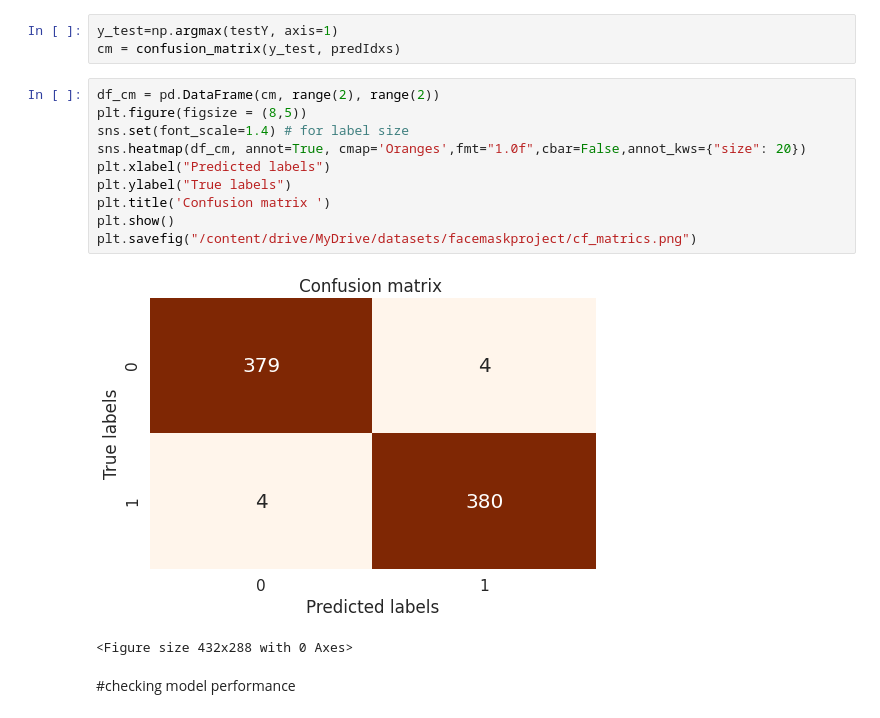
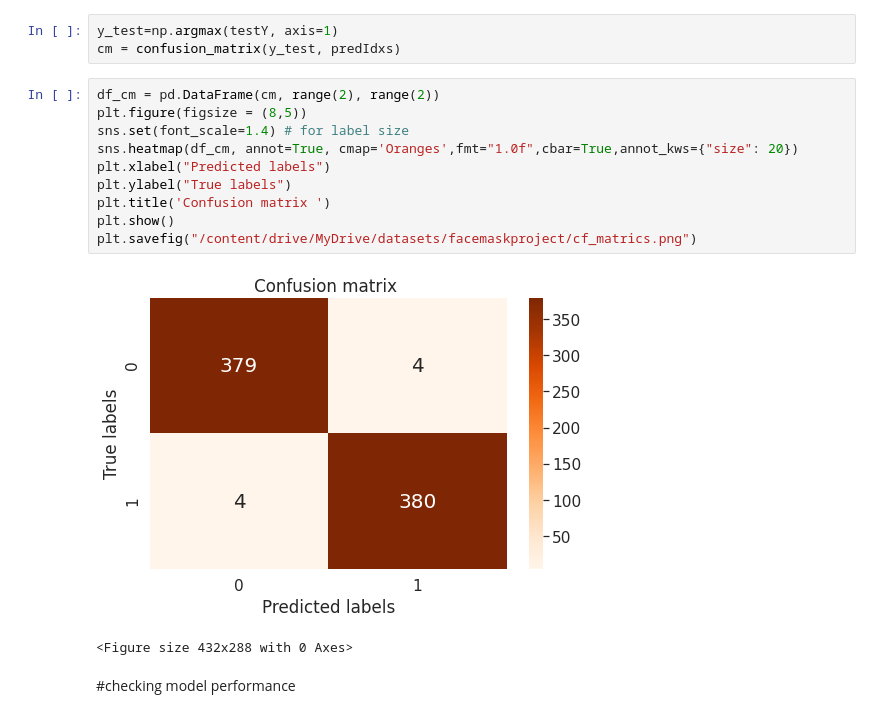
Before and after one commit to farhancdr/face_mask_detection_using_mobilenet, a Jupyter notebook: faceMaskMobileNetv2TrainModel.ipynb, the cells around one changed output. Saved outputs shown, nothing was run; the diff lists cells and outputs as text.

```diff
--- a/faceMaskMobileNetv2TrainModel.ipynb
+++ b/faceMaskMobileNetv2TrainModel.ipynb
@@ -314,15 +314,15 @@ cm = confusion_matrix(y_test, predIdxs)
 # %%
 df_cm = pd.DataFrame(cm, range(2), range(2))
 plt.figure(figsize = (8,5))
 sns.set(font_scale=1.4) # for label size
-sns.heatmap(df_cm, annot=True, cmap='Oranges',fmt="1.0f",cbar=False,annot_kws={"size": 20})
+sns.heatmap(df_cm, annot=True, cmap='Oranges',fmt="1.0f",cbar=True,annot_kws={"size": 20})
 plt.xlabel("Predicted labels")
 plt.ylabel("True labels")
 plt.title('Confusion matrix ')
 plt.show()
 plt.savefig("/content/drive/MyDrive/datasets/facemaskproject/cf_matrics.png")
 # %% [output]
-[figure, old version]
+[figure, new version]
 <Figure size 432x288 with 0 Axes>
 # %% [markdown]
 #checking model performance
```
Also changed, not shown: parts of 1 cell of this notebook, 1 other file.
